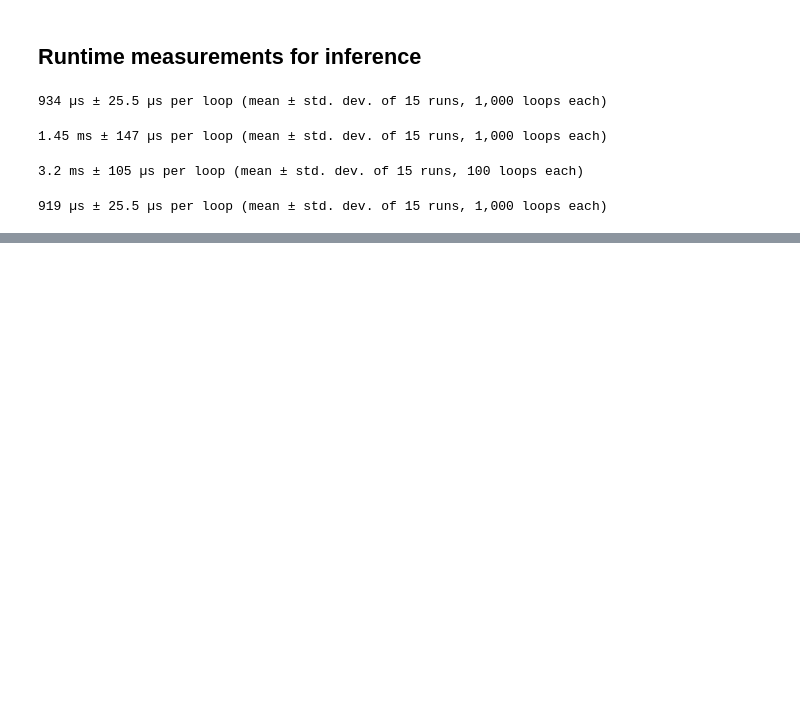
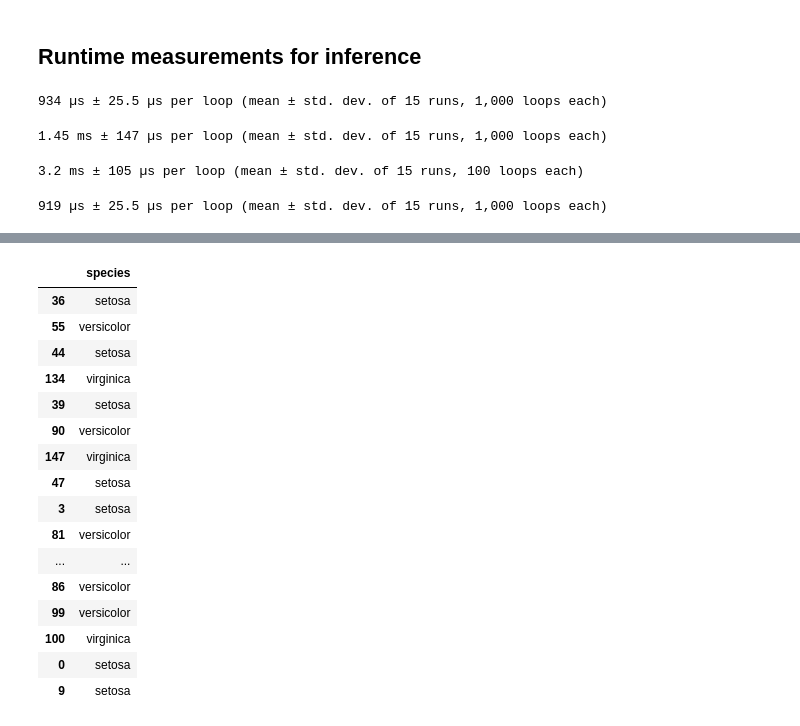
Before and after one commit to marwyn-the-developer/ml-construction, a Jupyter notebook: model_training.ipynb, the cells around one changed output, grey strips where cells are left out. Drawn from its saved outputs; the diff is of its cells as text; code cells hidden in the pictures; blank space fills up the shorter version.

```diff
--- a/model_training.ipynb
+++ b/model_training.ipynb
@@ -173,0 +194,20 @@ accuracy_score(y_pred=y_pred, y_true=y_test)
+# %%
+y_test
+# %% [output]
+|  | species |
+| 36 | setosa |
+| 55 | versicolor |
+| 44 | setosa |
+| 134 | virginica |
+| 39 | setosa |
+| 90 | versicolor |
+| 147 | virginica |
+| 47 | setosa |
+| 3 | setosa |
+| 81 | versicolor |
+| ... | ... |
+| 86 | versicolor |
+| 99 | versicolor |
+| 100 | virginica |
+| 0 | setosa |
+| 9 | setosa |
```
Also changed, not shown: parts of 1 cell of this notebook, 4 other files.
